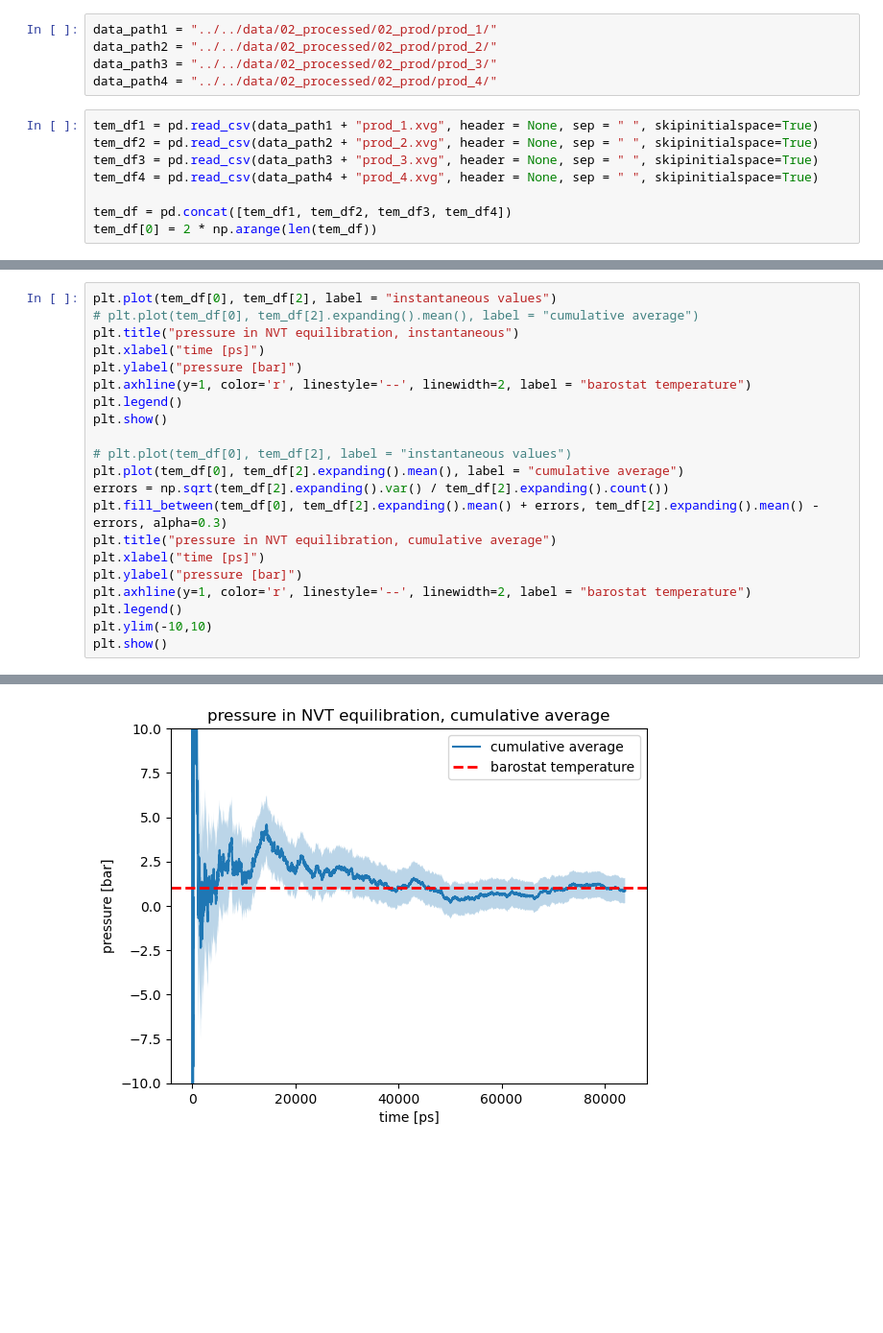
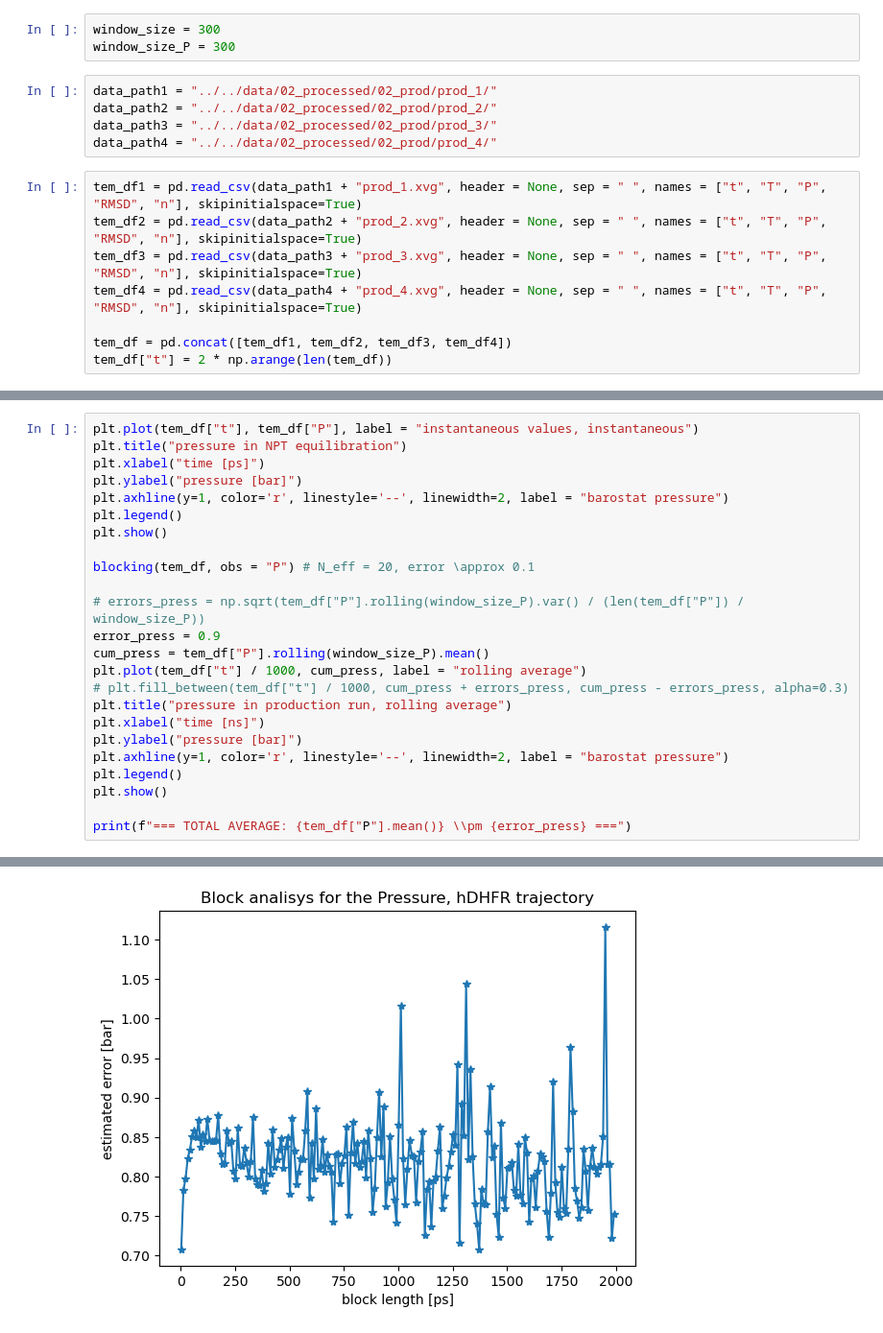
Before and after one commit to gac-uni/cbp_final2, a Jupyter notebook: notebooks/LoneProtein/LoneProtein.ipynb, the cells around one changed output, grey strips where cells are left out. Shown at 96% size. Drawn from its saved outputs; the diff is of its cells as text; blank space fills up the shorter version.

```diff
--- a/notebooks/LoneProtein/LoneProtein.ipynb
+++ b/notebooks/LoneProtein/LoneProtein.ipynb
@@ -6,14 +33,17 @@ import os
+# %%
+window_size = 300
+window_size_P = 300
 # %%
 data_path1 = "../../data/02_processed/02_prod/prod_1/"
 data_path2 = "../../data/02_processed/02_prod/prod_2/"
 data_path3 = "../../data/02_processed/02_prod/prod_3/"
 data_path4 = "../../data/02_processed/02_prod/prod_4/"
 # %%
-tem_df1 = pd.read_csv(data_path1 + "prod_1.xvg", header = None, sep = " ", skipinitialspace=True)
-tem_df2 = pd.read_csv(data_path2 + "prod_2.xvg", header = None, sep = " ", skipinitialspace=True)
-tem_df3 = pd.read_csv(data_path3 + "prod_3.xvg", header = None, sep = " ", skipinitialspace=True)
-tem_df4 = pd.read_csv(data_path4 + "prod_4.xvg", header = None, sep = " ", skipinitialspace=True)
+tem_df1 = pd.read_csv(data_path1 + "prod_1.xvg", header = None, sep = " ", names = ["t", "T", "P", "RMSD", "n"], skipinitialspace=True)
+tem_df2 = pd.read_csv(data_path2 + "prod_2.xvg", header = None, sep = " ", names = ["t", "T", "P", "RMSD", "n"], skipinitialspace=True)
+tem_df3 = pd.read_csv(data_path3 + "prod_3.xvg", header = None, sep = " ", names = ["t", "T", "P", "RMSD", "n"], skipinitialspace=True)
+tem_df4 = pd.read_csv(data_path4 + "prod_4.xvg", header = None, sep = " ", names = ["t", "T", "P", "RMSD", "n"], skipinitialspace=True)
 
 tem_df = pd.concat([tem_df1, tem_df2, tem_df3, tem_df4])
-tem_df[0] = 2 * np.arange(len(tem_df))
+tem_df["t"] = 2 * np.arange(len(tem_df))
 # %%
@@ -42,22 +78,25 @@ plt.show()
 # %%
-plt.plot(tem_df[0], tem_df[2], label = "instantaneous values")
-# plt.plot(tem_df[0], tem_df[2].expanding().mean(), label = "cumulative average")
-plt.title("pressure in NVT equilibration, instantaneous")
+plt.plot(tem_df["t"], tem_df["P"], label = "instantaneous values, instantaneous")
+plt.title("pressure in NPT equilibration")
 plt.xlabel("time [ps]")
 plt.ylabel("pressure [bar]")
-plt.axhline(y=1, color='r', linestyle='--', linewidth=2, label = "barostat temperature")
+plt.axhline(y=1, color='r', linestyle='--', linewidth=2, label = "barostat pressure")
 plt.legend()
 plt.show()
 
-# plt.plot(tem_df[0], tem_df[2], label = "instantaneous values")
-plt.plot(tem_df[0], tem_df[2].expanding().mean(), label = "cumulative average")
-errors = np.sqrt(tem_df[2].expanding().var() / tem_df[2].expanding().count())
-plt.fill_between(tem_df[0], tem_df[2].expanding().mean() + errors, tem_df[2].expanding().mean() - errors, alpha=0.3)
-plt.title("pressure in NVT equilibration, cumulative average")
-plt.xlabel("time [ps]")
+blocking(tem_df, obs = "P") # N_eff = 20, error \approx 0.1
+
+# errors_press = np.sqrt(tem_df["P"].rolling(window_size_P).var() / (len(tem_df["P"]) / window_size_P))
+error_press = 0.9
+cum_press = tem_df["P"].rolling(window_size_P).mean()
+plt.plot(tem_df["t"] / 1000, cum_press, label = "rolling average")
+# plt.fill_between(tem_df["t"] / 1000, cum_press + errors_press, cum_press - errors_press, alpha=0.3)
+plt.title("pressure in production run, rolling average")
+plt.xlabel("time [ns]")
 plt.ylabel("pressure [bar]")
-plt.axhline(y=1, color='r', linestyle='--', linewidth=2, label = "barostat temperature")
+plt.axhline(y=1, color='r', linestyle='--', linewidth=2, label = "barostat pressure")
 plt.legend()
-plt.ylim(-10,10)
 plt.show()
+
+print(f"=== TOTAL AVERAGE: {tem_df["P"].mean()} \\pm {error_press} ===")
 # %% [output]
@@ -65 +104 @@ plt.show()
-[figure, old version]
+[figure, new version]
```
Also changed, not shown: parts of 4 cells of this notebook, 58 other files.
